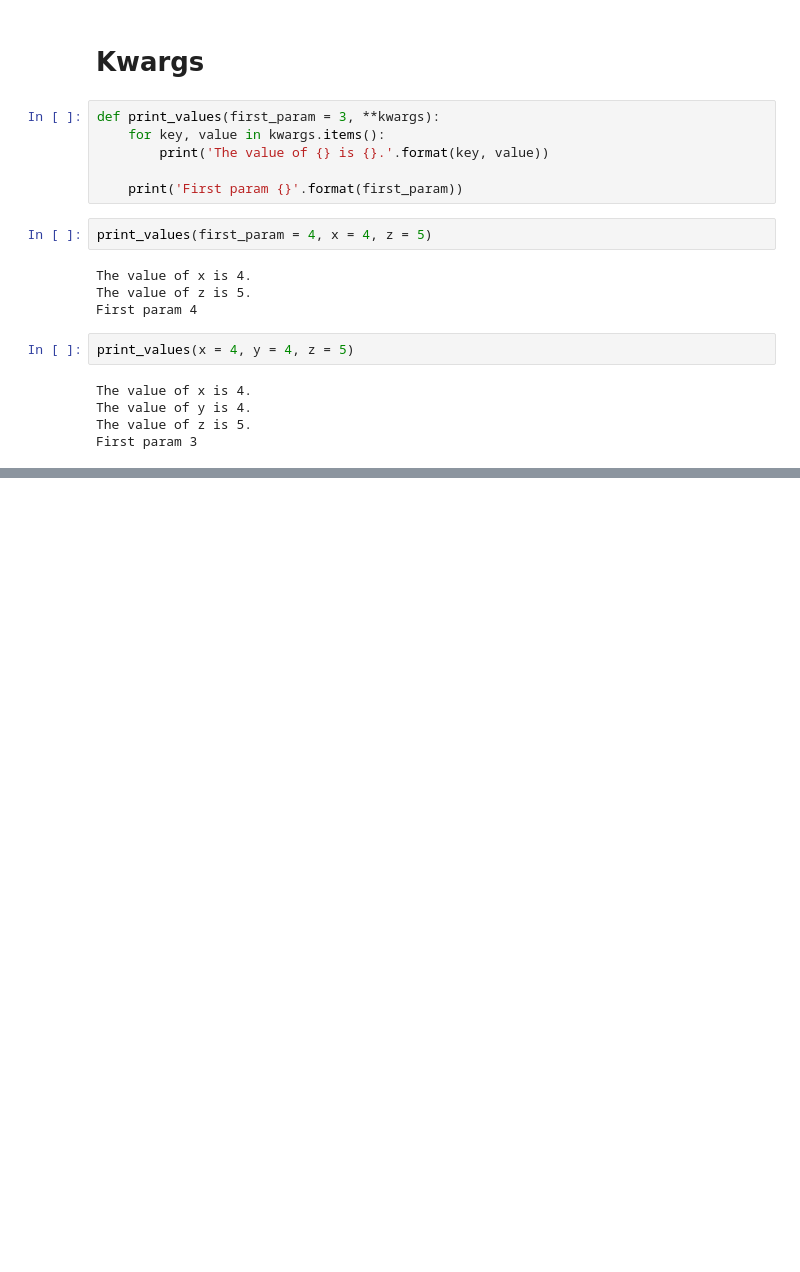
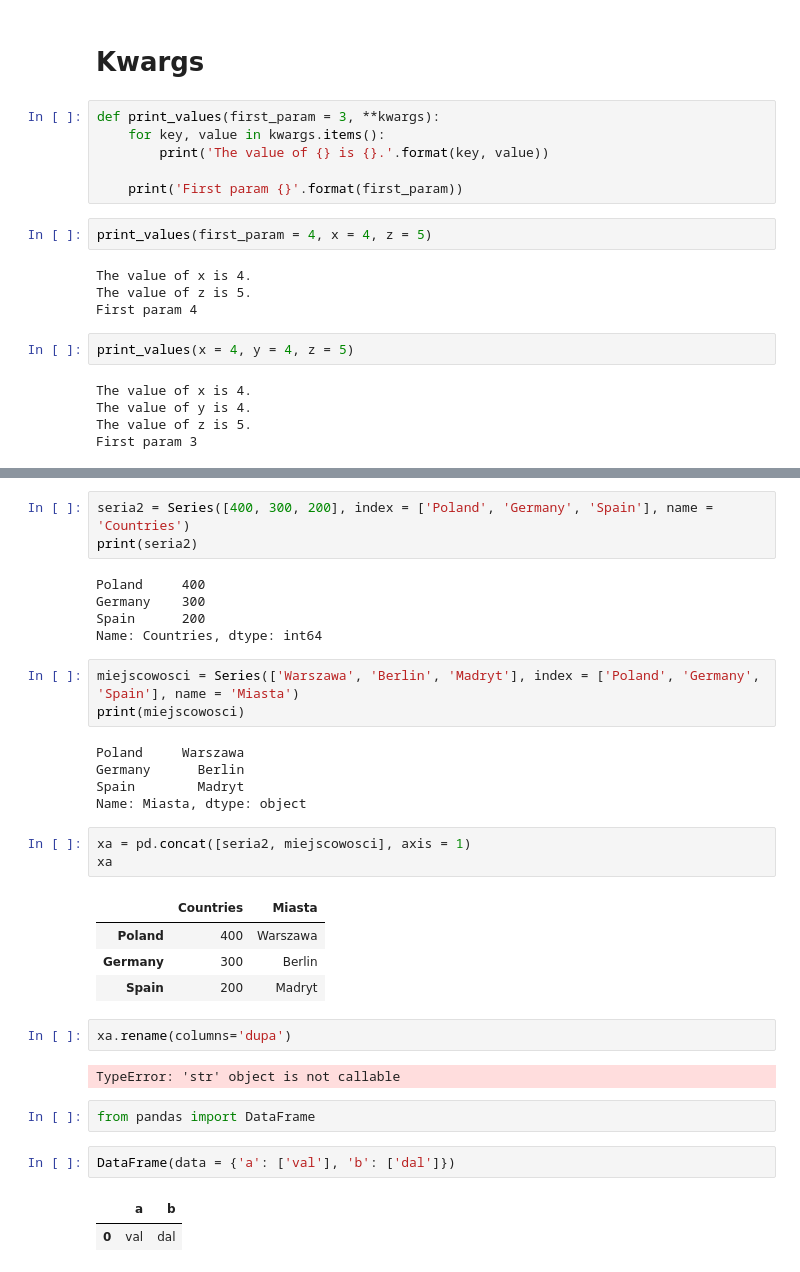
Before and after one commit to rudziakk/sages_17112018, a Jupyter notebook: Pandas_18112018.ipynb, the cells around one changed output, grey strips where cells are left out. Drawn from its saved outputs; the diff is of its cells as text; blank space fills up the shorter version.

```diff
--- a/Pandas_18112018.ipynb
+++ b/Pandas_18112018.ipynb
@@ -153,0 +356,35 @@ First param 3
+# %%
+seria2 = Series([400, 300, 200], index = ['Poland', 'Germany', 'Spain'], name = 'Countries')
+print(seria2)
+# %% [output]
+Poland     400
+Germany    300
+Spain      200
+Name: Countries, dtype: int64
+# %%
+miejscowosci = Series(['Warszawa', 'Berlin', 'Madryt'], index = ['Poland', 'Germany', 'Spain'], name = 'Miasta')
+print(miejscowosci)
+# %% [output]
+Poland     Warszawa
+Germany      Berlin
+Spain        Madryt
+Name: Miasta, dtype: object
+# %%
+xa = pd.concat([seria2, miejscowosci], axis = 1)
+xa
+# %% [output]
+|  | Countries | Miasta |
+| Poland | 400 | Warszawa |
+| Germany | 300 | Berlin |
+| Spain | 200 | Madryt |
+# %%
+xa.rename(columns='dupa')
+# %% [output]
+TypeError: 'str' object is not callable
+# %%
+from pandas import DataFrame
+# %%
+DataFrame(data = {'a': ['val'], 'b': ['dal']})
+# %% [output]
+|  | a | b |
+| 0 | val | dal |
```
Also changed, not shown: parts of 69 cells of this notebook, 2 other files.
